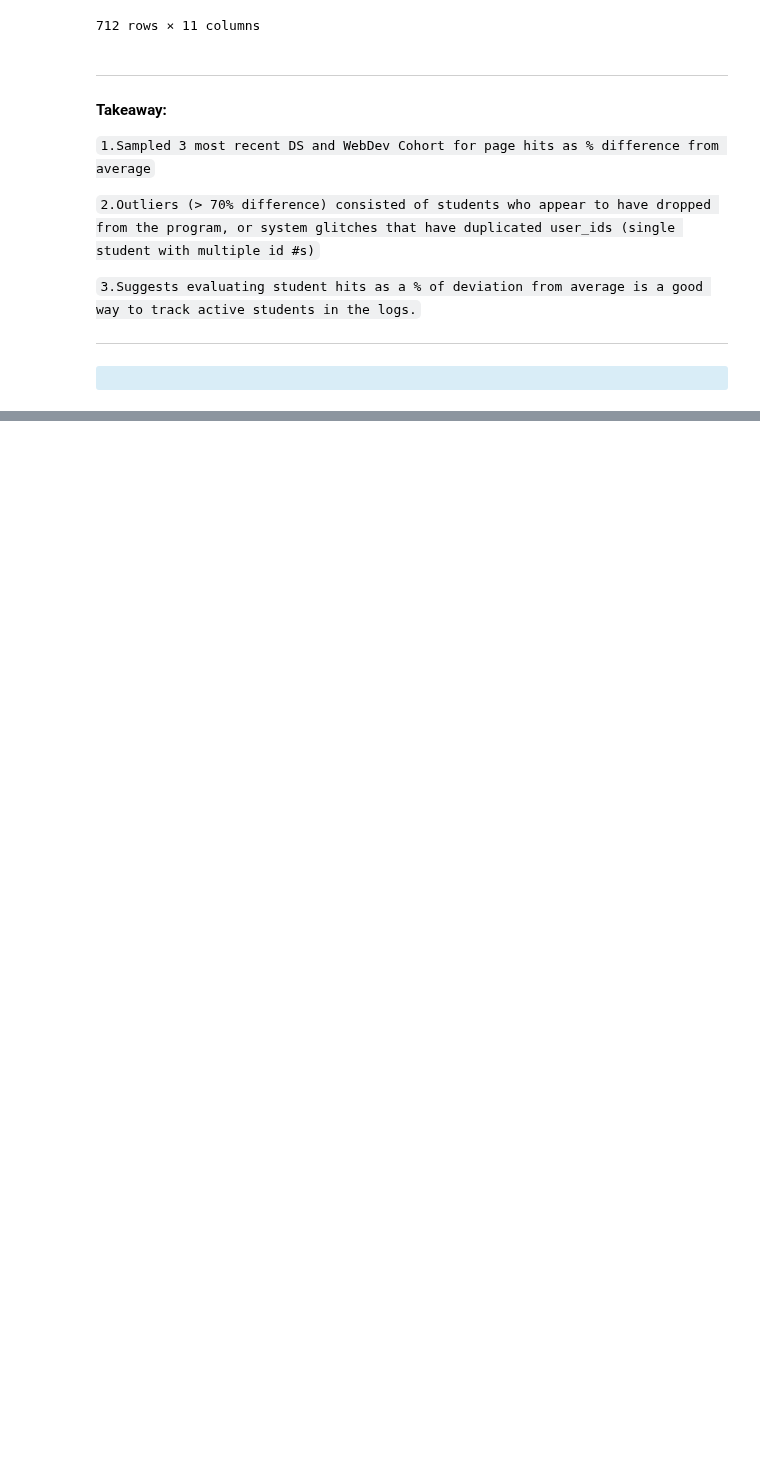
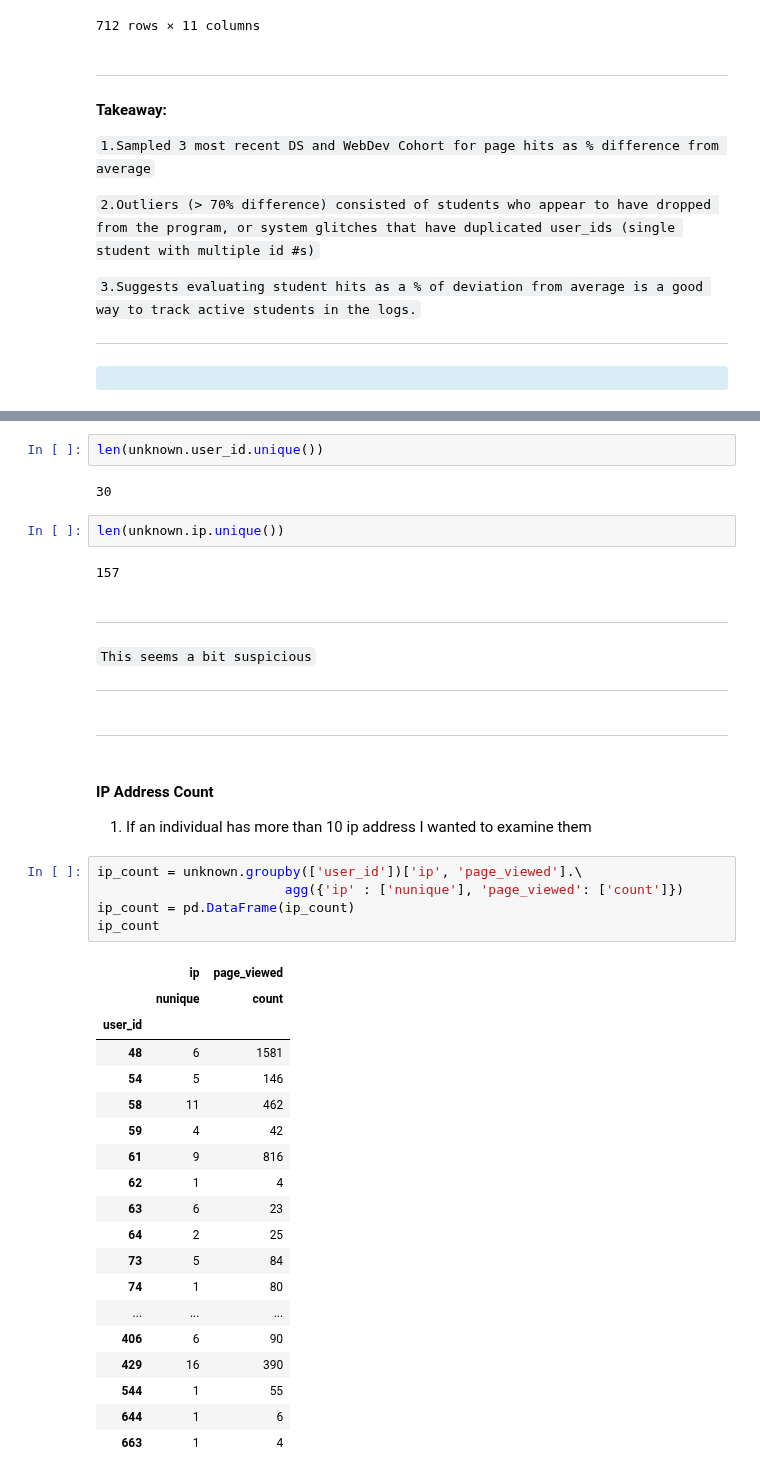
Before and after one commit to CSolitaire/anomaly-detection-exercises, a Jupyter notebook: anomaly_detection_mini_project.ipynb, the cells around one changed output, grey strips where cells are left out. Drawn from its saved outputs; the diff is of its cells as text; blank space fills up the shorter version.

```diff
--- a/anomaly_detection_mini_project.ipynb
+++ b/anomaly_detection_mini_project.ipynb
@@ -1124,0 +1235,43 @@ io[io['ip'].str.match('99.43.143.116')]
+# %%
+len(unknown.user_id.unique())
+# %% [output]
+30
+# %%
+len(unknown.ip.unique())
+# %% [output]
+157
+# %% [markdown]
+***
+`This seems a bit suspicious`
+***
+# %% [markdown]
+***
+# %% [markdown]
+#### IP Address Count
+
+1. If an individual has more than 10 ip address I wanted to examine them
+# %%
+ip_count = unknown.groupby(['user_id'])['ip', 'page_viewed'].\
+                        agg({'ip' : ['nunique'], 'page_viewed': ['count']})
+ip_count = pd.DataFrame(ip_count)
+ip_count
+# %% [output]
+|  | ip | page_viewed |
+|  | nunique | count |
+| user_id |  |  |
+| 48 | 6 | 1581 |
+| 54 | 5 | 146 |
+| 58 | 11 | 462 |
+| 59 | 4 | 42 |
+| 61 | 9 | 816 |
+| 62 | 1 | 4 |
+| 63 | 6 | 23 |
+| 64 | 2 | 25 |
+| 73 | 5 | 84 |
+| 74 | 1 | 80 |
+| ... | ... | ... |
+| 406 | 6 | 90 |
+| 429 | 16 | 390 |
+| 544 | 1 | 55 |
+| 644 | 1 | 6 |
+| 663 | 1 | 4 |
```
Also changed, not shown: parts of 27 cells of this notebook.
